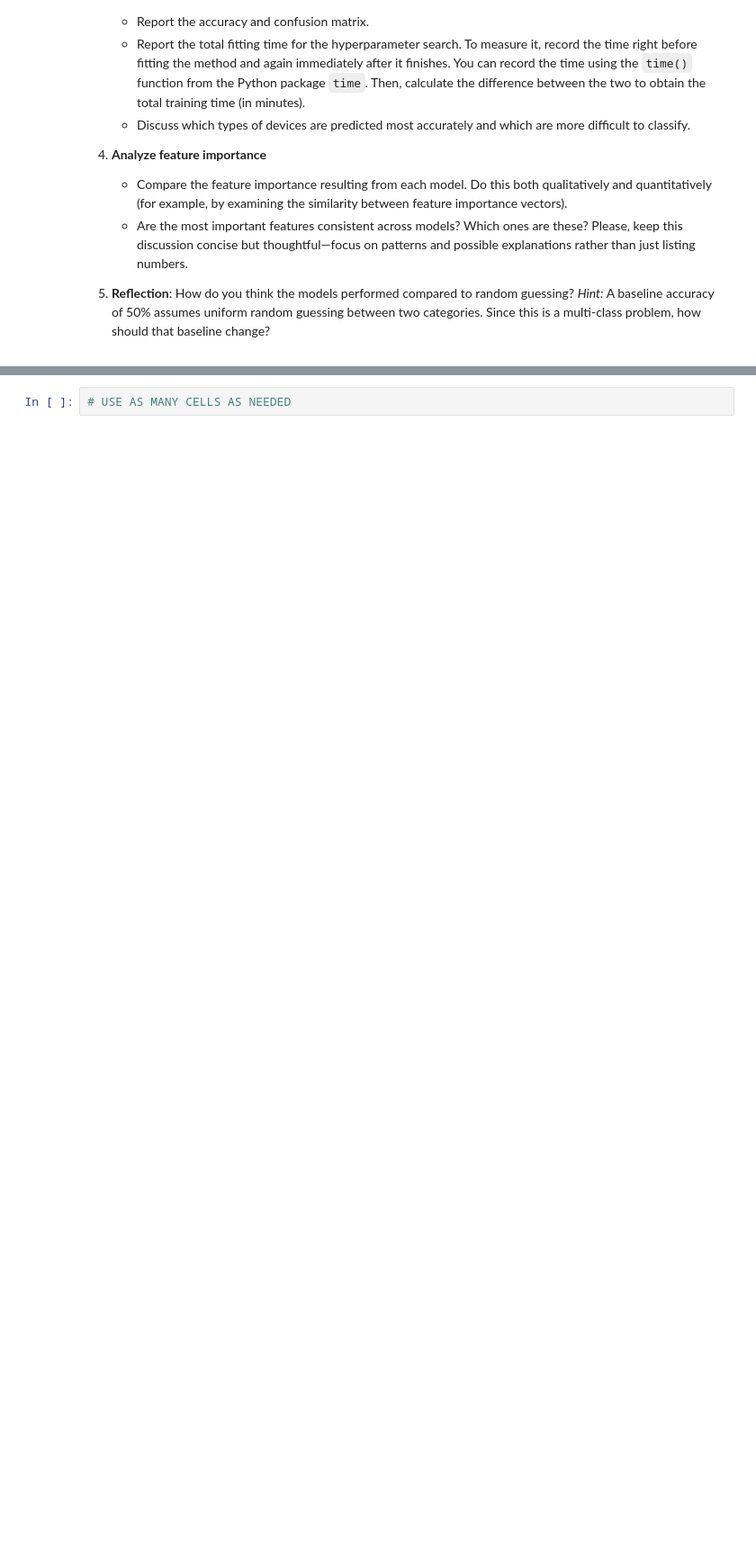
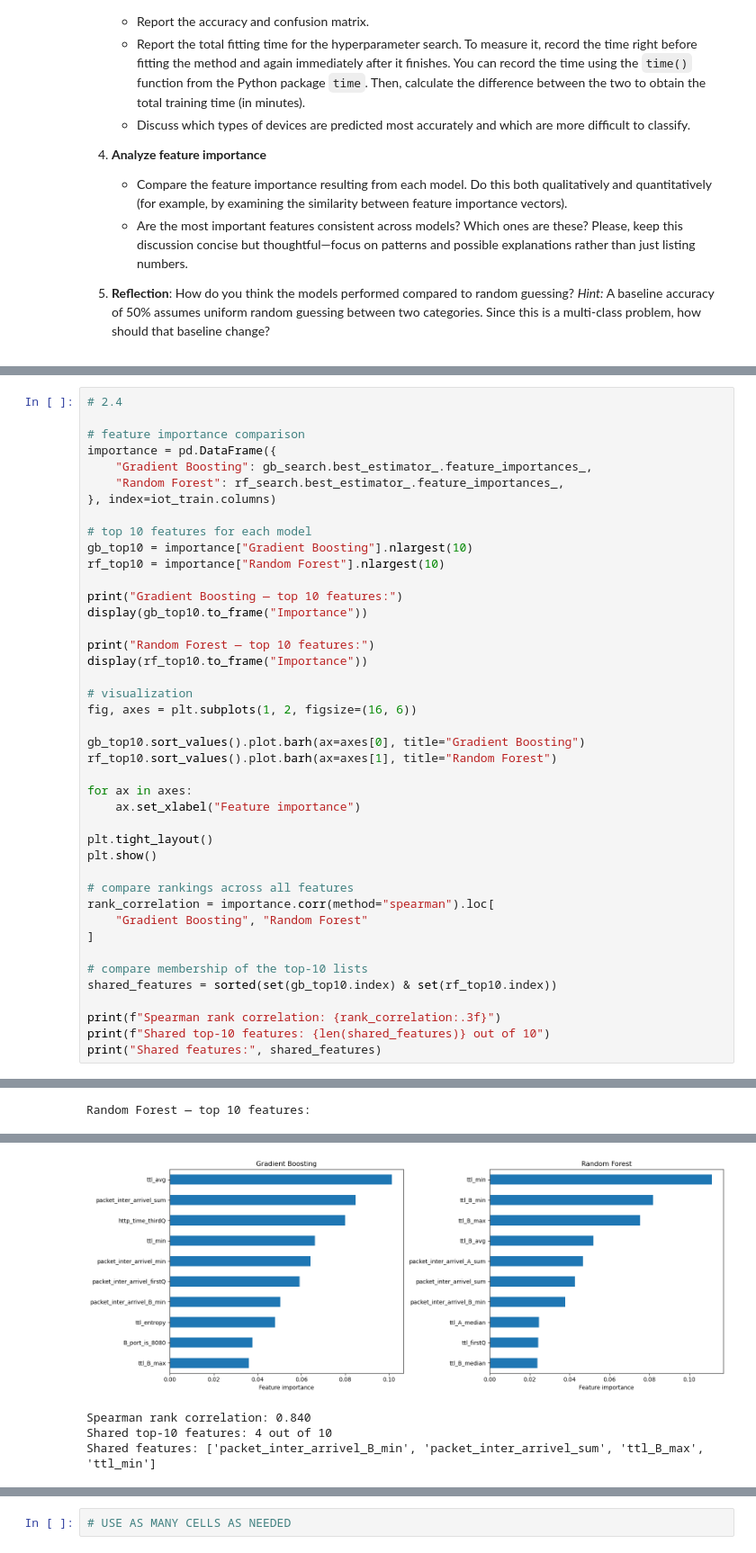
Before and after one commit to erikh-1126/07-Project-Group, a Jupyter notebook: 07-iot-ensemble-classification.ipynb, the cells around one changed output, grey strips where cells are left out. Shown at 90% size. Cells and saved outputs as stored; diff of their text form; blank space fills up the shorter version.

```diff
--- a/07-iot-ensemble-classification.ipynb
+++ b/07-iot-ensemble-classification.ipynb
@@ -190,0 +315,43 @@ Your tasks are:
+# %%
+# 2.4
+
+# feature importance comparison
+importance = pd.DataFrame({
+    "Gradient Boosting": gb_search.best_estimator_.feature_importances_,
+    "Random Forest": rf_search.best_estimator_.feature_importances_,
+}, index=iot_train.columns)
+
+# top 10 features for each model
+gb_top10 = importance["Gradient Boosting"].nlargest(10)
+rf_top10 = importance["Random Forest"].nlargest(10)
+
+print("Gradient Boosting — top 10 features:")
+display(gb_top10.to_frame("Importance"))
+
+print("Random Forest — top 10 features:")
+display(rf_top10.to_frame("Importance"))
+
+# visualization
+fig, axes = plt.subplots(1, 2, figsize=(16, 6))
+
+gb_top10.sort_values().plot.barh(ax=axes[0], title="Gradient Boosting")
+rf_top10.sort_values().plot.barh(ax=axes[1], title="Random Forest")
+
+for ax in axes:
+    ax.set_xlabel("Feature importance")
+
+plt.tight_layout()
+plt.show()
+
+# compare rankings across all features
+rank_correlation = importance.corr(method="spearman").loc[
+    "Gradient Boosting", "Random Forest"
+]
+
+# compare membership of the top-10 lists
+shared_features = sorted(set(gb_top10.index) & set(rf_top10.index))
+
+print(f"Spearman rank correlation: {rank_correlation:.3f}")
+print(f"Shared top-10 features: {len(shared_features)} out of 10")
+print("Shared features:", shared_features)
+# %% [output]
@@ -190,0 +370 @@ Your tasks are:
+Random Forest — top 10 features:
@@ -190,0 +382,4 @@ Your tasks are:
+[figure, added]
+Spearman rank correlation: 0.840
+Shared top-10 features: 4 out of 10
+Shared features: ['packet_inter_arrivel_B_min', 'packet_inter_arrivel_sum', 'ttl_B_max', 'ttl_min']
```
Also changed, not shown: parts of 9 cells of this notebook, 3 other files.
